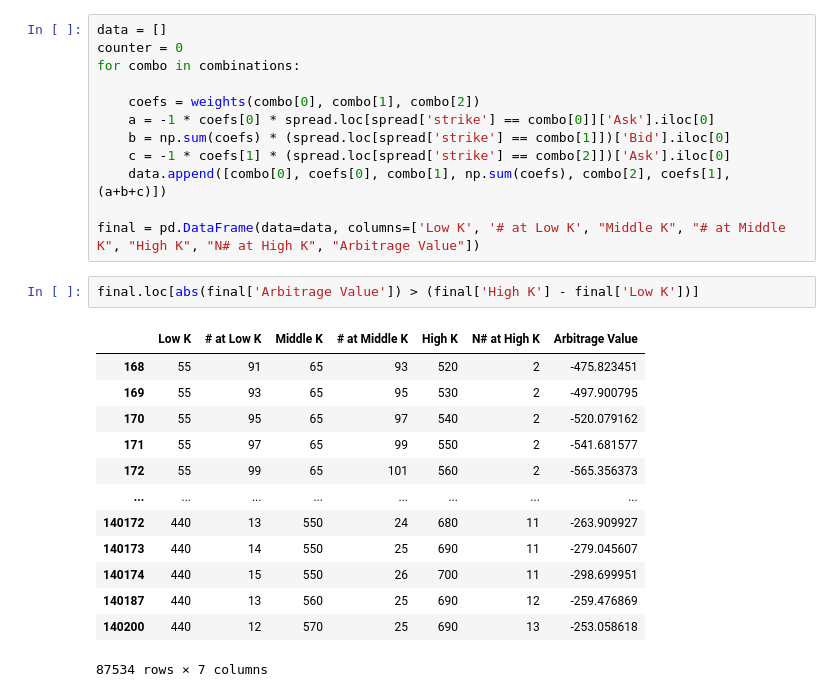
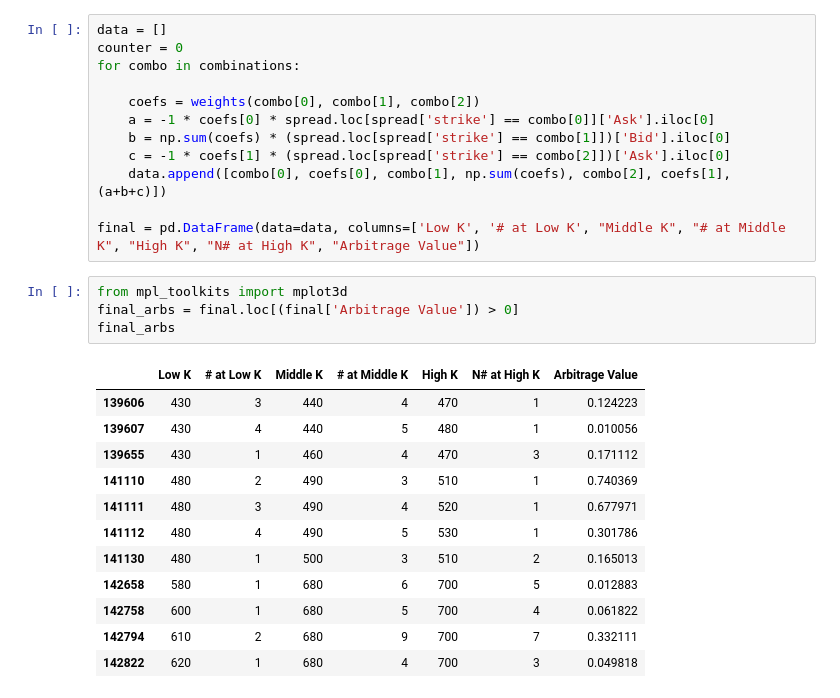
Before and after one commit to sash-wat/BUFN401, a Jupyter notebook: Homework3/HW3.ipynb, the cells around one changed output. Saved outputs shown, nothing was run; the diff lists cells and outputs as text.

```diff
--- a/Homework3/HW3.ipynb
+++ b/Homework3/HW3.ipynb
@@ -129,20 +122,21 @@ for combo in combinations:
     data.append([combo[0], coefs[0], combo[1], np.sum(coefs), combo[2], coefs[1], (a+b+c)])
 
 final = pd.DataFrame(data=data, columns=['Low K', '# at Low K', "Middle K", "# at Middle K", "High K", "N# at High K", "Arbitrage Value"])
-# %%
-final.loc[abs(final['Arbitrage Value']) > (final['High K'] - final['Low K'])]
-# %% [output]
-|  | Low K | # at Low K | Middle K | # at Middle K | High K | N# at High K | Arbitrage Value |
-| 168 | 55 | 91 | 65 | 93 | 520 | 2 | -475.823451 |
-| 169 | 55 | 93 | 65 | 95 | 530 | 2 | -497.900795 |
-| 170 | 55 | 95 | 65 | 97 | 540 | 2 | -520.079162 |
-| 171 | 55 | 97 | 65 | 99 | 550 | 2 | -541.681577 |
-| 172 | 55 | 99 | 65 | 101 | 560 | 2 | -565.356373 |
-| ... | ... | ... | ... | ... | ... | ... | ... |
-| 140172 | 440 | 13 | 550 | 24 | 680 | 11 | -263.909927 |
-| 140173 | 440 | 14 | 550 | 25 | 690 | 11 | -279.045607 |
-| 140174 | 440 | 15 | 550 | 26 | 700 | 11 | -298.699951 |
-| 140187 | 440 | 13 | 560 | 25 | 690 | 12 | -259.476869 |
-| 140200 | 440 | 12 | 570 | 25 | 690 | 13 | -253.058618 |
-87534 rows × 7 columns
+# %%
+from mpl_toolkits import mplot3d
+final_arbs = final.loc[(final['Arbitrage Value']) > 0]
+final_arbs
+# %% [output]
+|  | Low K | # at Low K | Middle K | # at Middle K | High K | N# at High K | Arbitrage Value |
+| 139606 | 430 | 3 | 440 | 4 | 470 | 1 | 0.124223 |
+| 139607 | 430 | 4 | 440 | 5 | 480 | 1 | 0.010056 |
+| 139655 | 430 | 1 | 460 | 4 | 470 | 3 | 0.171112 |
+| 141110 | 480 | 2 | 490 | 3 | 510 | 1 | 0.740369 |
+| 141111 | 480 | 3 | 490 | 4 | 520 | 1 | 0.677971 |
+| 141112 | 480 | 4 | 490 | 5 | 530 | 1 | 0.301786 |
+| 141130 | 480 | 1 | 500 | 3 | 510 | 2 | 0.165013 |
+| 142658 | 580 | 1 | 680 | 6 | 700 | 5 | 0.012883 |
+| 142758 | 600 | 1 | 680 | 5 | 700 | 4 | 0.061822 |
+| 142794 | 610 | 2 | 680 | 9 | 700 | 7 | 0.332111 |
+| 142822 | 620 | 1 | 680 | 4 | 700 | 3 | 0.049818 |
 # %%
```
Also changed, not shown: parts of 7 cells of this notebook, 1 other file.
